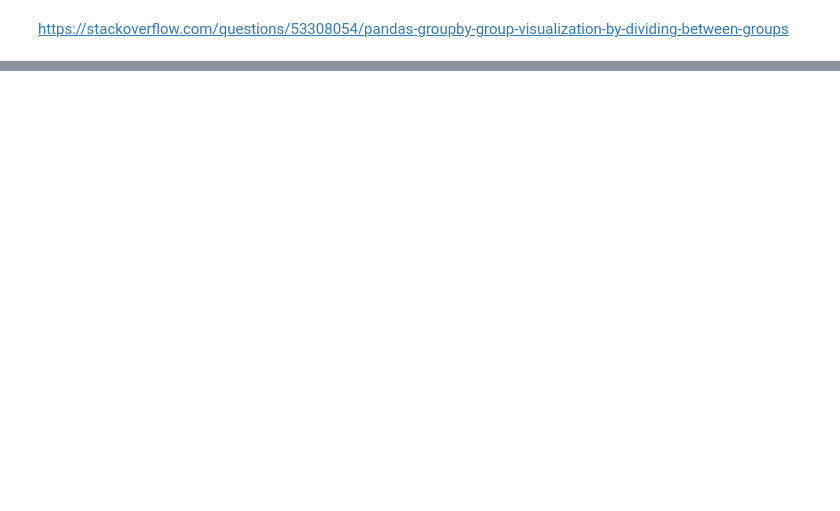
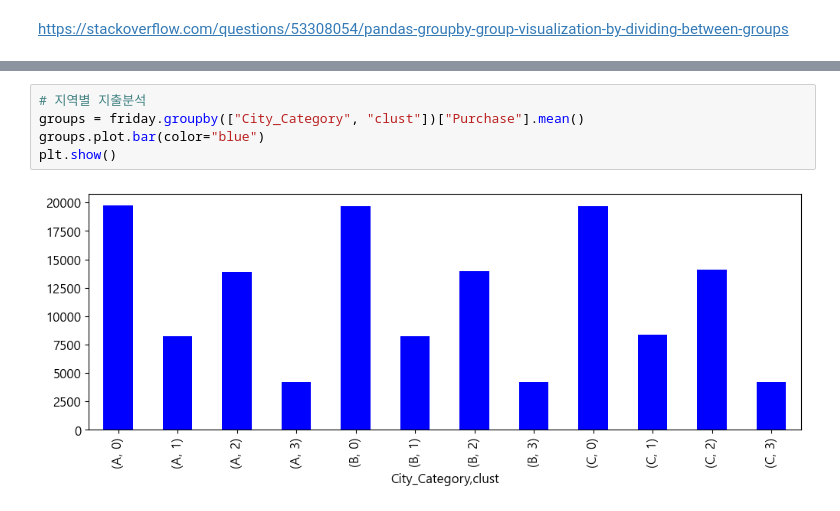
Before and after one commit to blueage98/adp_work, a Jupyter notebook: ADP-실기-R/모의고사 3회/모의고사 3회 연습.ipynb, the cells around one changed output, grey strips where cells are left out. Cells and saved outputs as stored; diff of their text form; blank space fills up the shorter version.

```diff
--- a/ADP-실기-R/모의고사 3회/모의고사 3회 연습.ipynb
+++ b/ADP-실기-R/모의고사 3회/모의고사 3회 연습.ipynb
@@ -355,0 +360,7 @@ https://stackoverflow.com/questions/53308054/pandas-groupby-group-visualization-
+# %%
+# 지역별 지출분석
+groups = friday.groupby(["City_Category", "clust"])["Purchase"].mean()
+groups.plot.bar(color="blue")
+plt.show()
+# %% [output]
+[figure, added]
```
Also changed, not shown: parts of 15 cells of this notebook, 4 other files.
